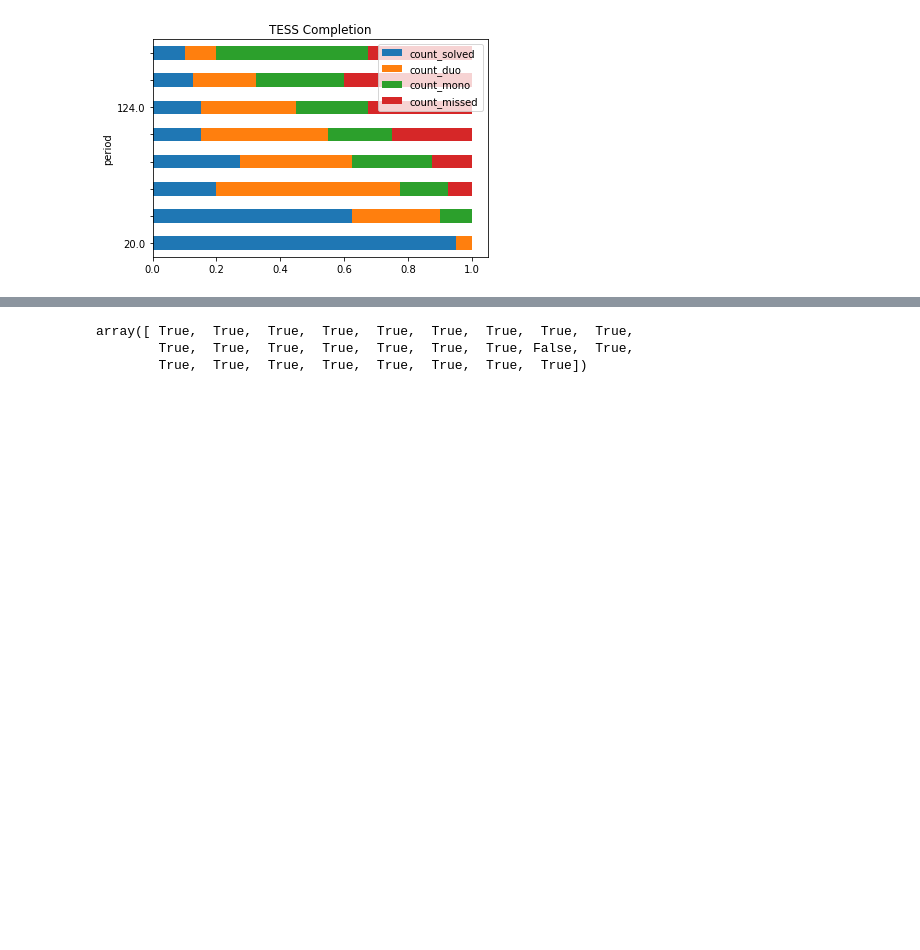
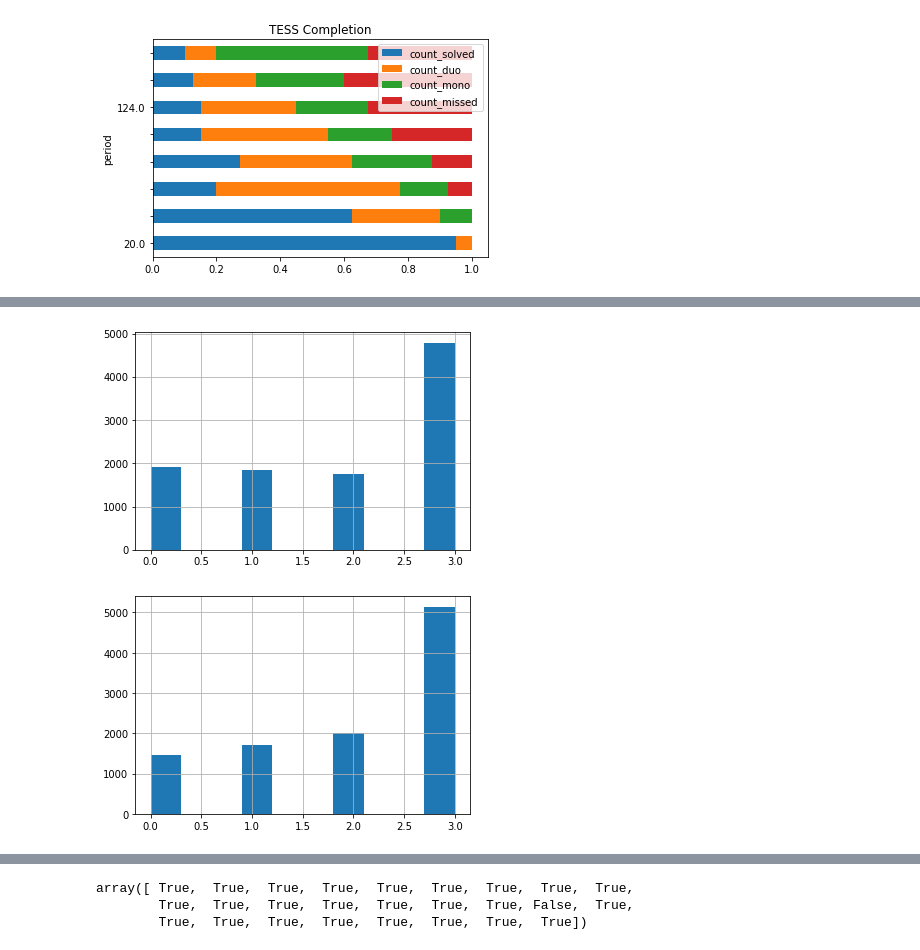
Before and after one commit to rae-holcomb/tess_scheduling, a Jupyter notebook: sandbox2.ipynb, the cells around one changed output, grey strips where cells are left out. Cells and saved outputs as stored; diff of their text form; code cells hidden in the pictures; blank space fills up the shorter version.

```diff
--- a/sandbox2.ipynb
+++ b/sandbox2.ipynb
@@ -1134,0 +1320,8 @@ fig.show()
+# %%
+rdf96.flag.hist()
+plt.show()
+rdf98.flag.hist()
+plt.show()
+# %% [output]
+[figure, added]
+[figure, added]
```
Also changed, not shown: parts of 28 cells of this notebook, 2 other files.
